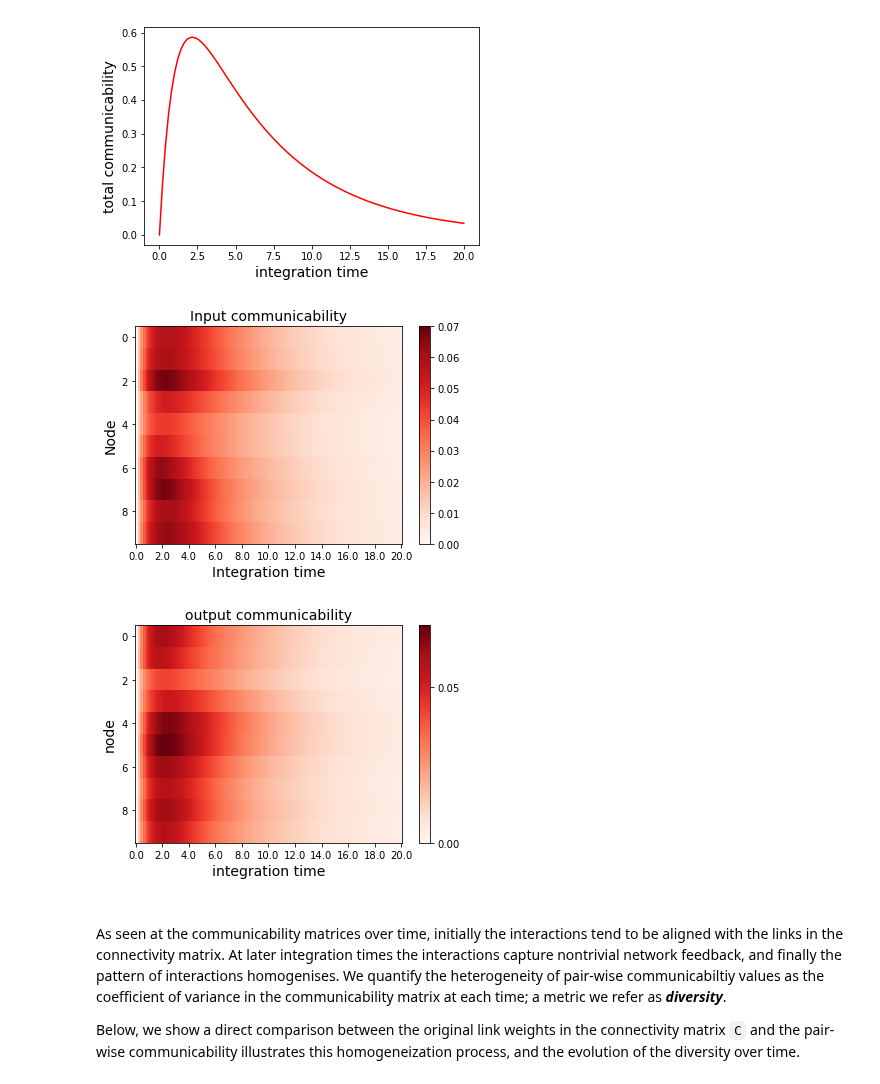
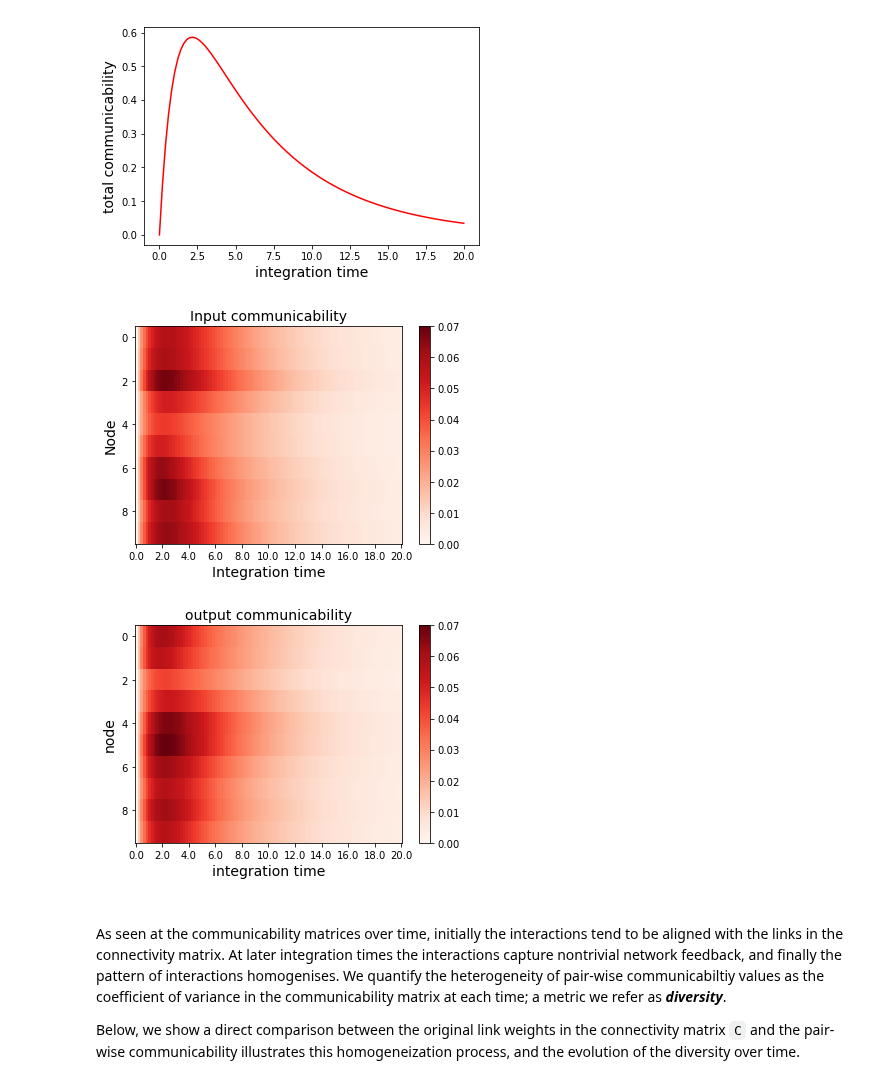
Before and after one commit to mb-BCA/NetDynFlow, a Jupyter notebook: Examples/Tutorial_1_Basics.ipynb, the cells around one changed output. Saved outputs shown, nothing was run; the diff lists cells and outputs as text; code cells hidden in the pictures.

```diff
--- a/Examples/Tutorial_1_Basics.ipynb
+++ b/Examples/Tutorial_1_Basics.ipynb
@@ -459,34 +459,34 @@ plt.show()
 # %%
 # Calculate the input and output evolution of communicability for each node.
 # Use the generic function to estimate node-wise averages.
 in_dc, out_dc = ndf.NodeEvolution(dc)
 
 # Visualise the in-/out-communicabilities as an image
 xtick_idx = np.arange(0,nsteps+1,10)
 xtick_labs = tpoints[xtick_idx]
 
 # Plot the input communicabilities
 plt.figure()
 plt.imshow(in_dc.T, aspect='auto', cmap='Reds', vmin=0, vmax=0.07)
 plt.xticks(xtick_idx, xtick_labs)
 plt.xlabel('Integration time',fontsize=14)
 plt.ylabel('Node', fontsize=14)
 plt.colorbar()
 plt.title('Input communicability', fontsize=14)
 
 # Plot the output communicabilities
 plt.figure()
 plt.imshow(out_dc.T, aspect='auto', cmap='Reds', vmin=0, vmax=0.07)
 plt.xticks(xtick_idx, xtick_labs)
 plt.xlabel('integration time', fontsize=14)
 plt.ylabel('node',fontsize=14)
-plt.colorbar(ticks=[0,0.05])
+plt.colorbar()
 plt.title('output communicability', fontsize=14)
 
 plt.show()
 # %% [output]
 [figure]
-[figure, old version]
+[figure, new version]
 # %% [markdown]
 <br>
 
```
